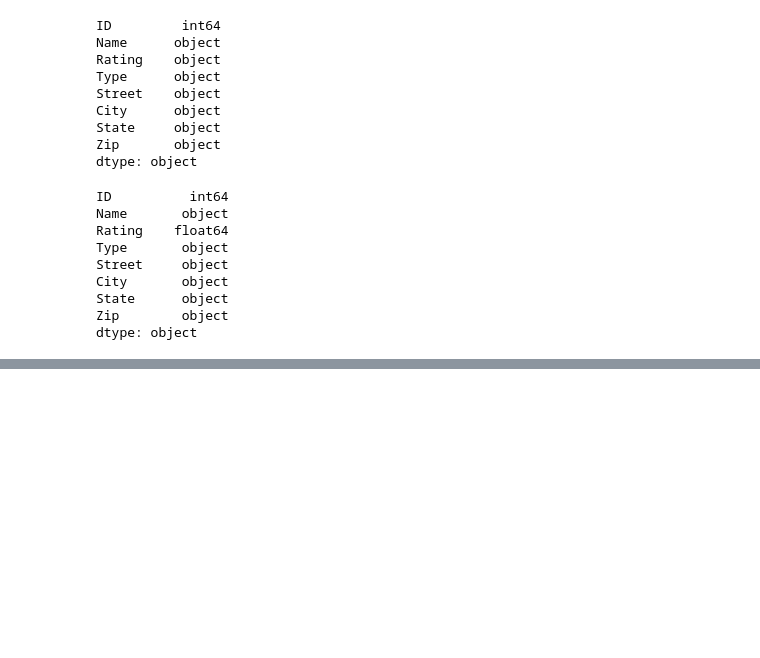
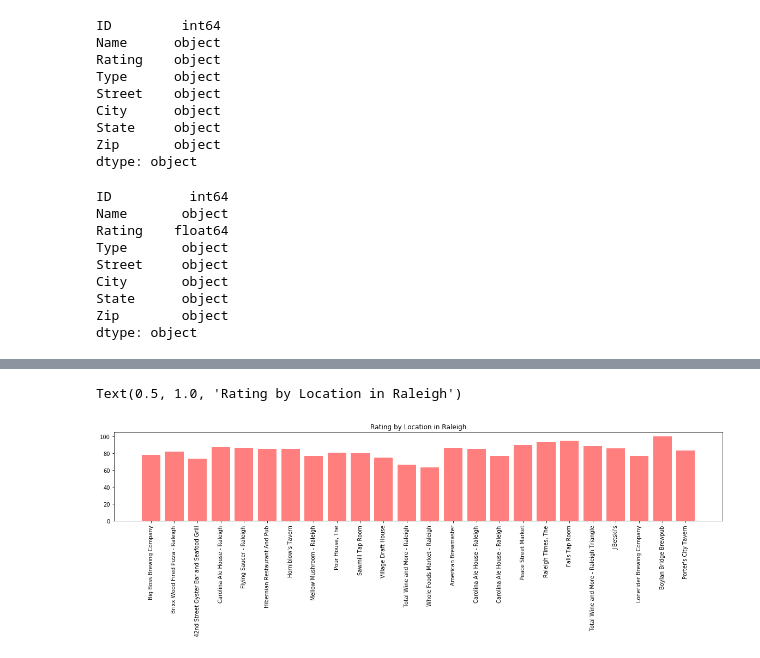
Before and after one commit to adammalynn/Incredible6, a Jupyter notebook: BeerMapping.ipynb, the cells around one changed output, grey strips where cells are left out. Saved outputs shown, nothing was run; the diff lists cells and outputs as text; code cells hidden in the pictures; blank space fills up the shorter version.

Commit message:
Added more calcs and some matplotlib charts

```diff
--- a/BeerMapping.ipynb
+++ b/BeerMapping.ipynb
@@ -222,0 +192,11 @@ City1_df
+# %%
+x_axis = np.arange(len(City1OnlyRatedPlaces))
+tick_locations = [value+0.4 for value in x_axis]
+plt.figure(figsize=(20,3))
+plt.bar(x_axis, City1OnlyRatedPlaces["Rating"], color='r', alpha=0.5, align="edge")
+plt.xticks(tick_locations, City1_df["Name"], rotation="vertical")
+plt.title("Rating by Location in Raleigh")
+#When it is not 2:00am, go back and look how to bring a variable name in the title so you can call City1 instead of "Raleigh"
+# %% [output]
+Text(0.5, 1.0, 'Rating by Location in Raleigh')
+[figure, added]
```
Also changed, not shown: parts of 3 cells of this notebook.
